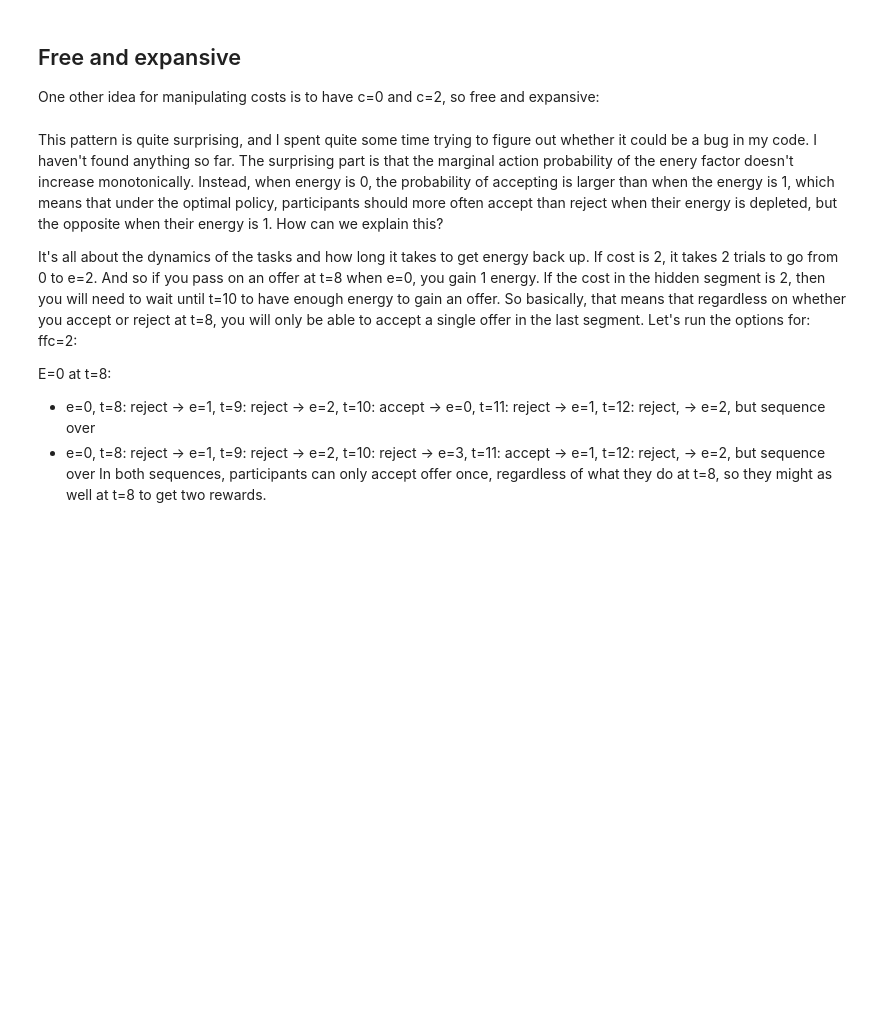
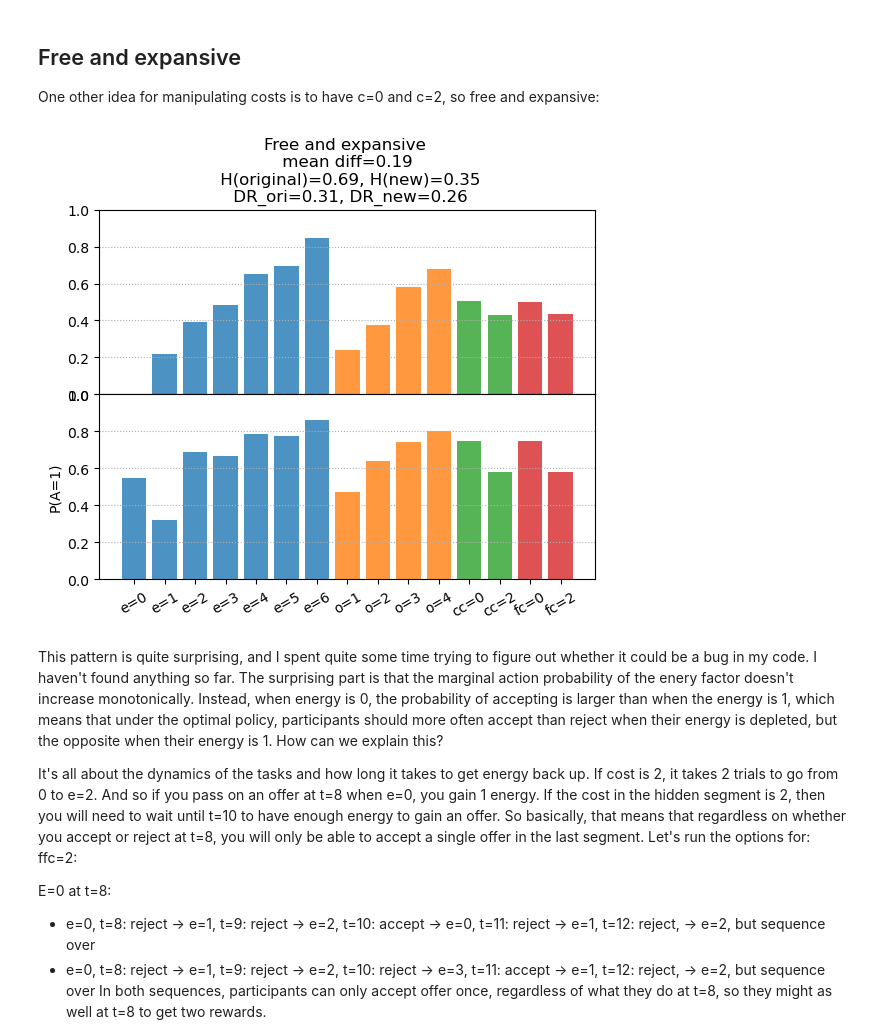
Before and after one commit to AlexLepauvre/state_abstraction_paper, a Jupyter notebook: internal/follow_up_design.ipynb, the cells around one changed output. Cells and saved outputs as stored; diff of their text form; code cells hidden in the pictures; blank space fills up the shorter version.

```diff
--- a/internal/follow_up_design.ipynb
+++ b/internal/follow_up_design.ipynb
@@ -722,22 +717,27 @@ One other idea for manipulating costs is to have c=0 and c=2, so free and expans
 # %%
 # Free expansive
 # ===============================================================
 task_new = LimitedEnergyTask(O=[1, 2, 3, 4], p_offer=[1/4] * 4,
                              C=[0, 2])
 marginal_action_proba = get_marginal_proba(task_new)
 # Plot the marginal action probability:
 ax = plot_marginal_proba(task_new, marginal_action_proba,
                          task_ori, marginal_action_proba_ori)
 diff_ttl, diff_avg = marginal_proba_diff(task_new, marginal_action_proba,
                     task_ori, marginal_action_proba_ori)
 entropy_orig = marginal_proba_entropy(task_ori, marginal_action_proba_ori)
 entropy_new = marginal_proba_entropy(task_new, marginal_action_proba)
 # Compute the preference and planning returns:
 r_planning_ori, r_pref_ori = return_plan_pref(task_ori)
 r_planning_new, r_pref_new = return_plan_pref(task_new)
-ax[0].set_title(f"Free & expansive \n mean diff={diff_avg:.2f} "
+# Compute the preference and planning returns:
+r_planning_ori, r_pref_ori = return_plan_pref(task_ori)
+r_planning_new, r_pref_new = return_plan_pref(task_new)
+ax[0].set_title(f"Free and expansive \n mean diff={diff_avg:.2f} "
                 f"\n H(original)={entropy_orig:.2f}, H(new)={entropy_new:.2f}"
                 f"\n DR_ori={(r_planning_ori-r_pref_ori)/r_planning_ori:.2f}, DR_new={(r_planning_new-r_pref_new)/r_planning_new:.2f}");
+# %% [output]
+[figure, added]
 # %% [markdown]
 This pattern is quite surprising, and I spent quite some time trying to figure out whether it could be a bug in my code. I haven't found anything so far. The surprising part is that the marginal action probability of the enery factor doesn't increase monotonically. Instead, when energy is 0, the probability of accepting is larger than when the energy is 1, which means that under the optimal policy, participants should more often accept than reject when their energy is depleted, but the opposite when their energy is 1. How can we explain this?
 
```
Also changed, not shown: parts of 1 cell of this notebook.
